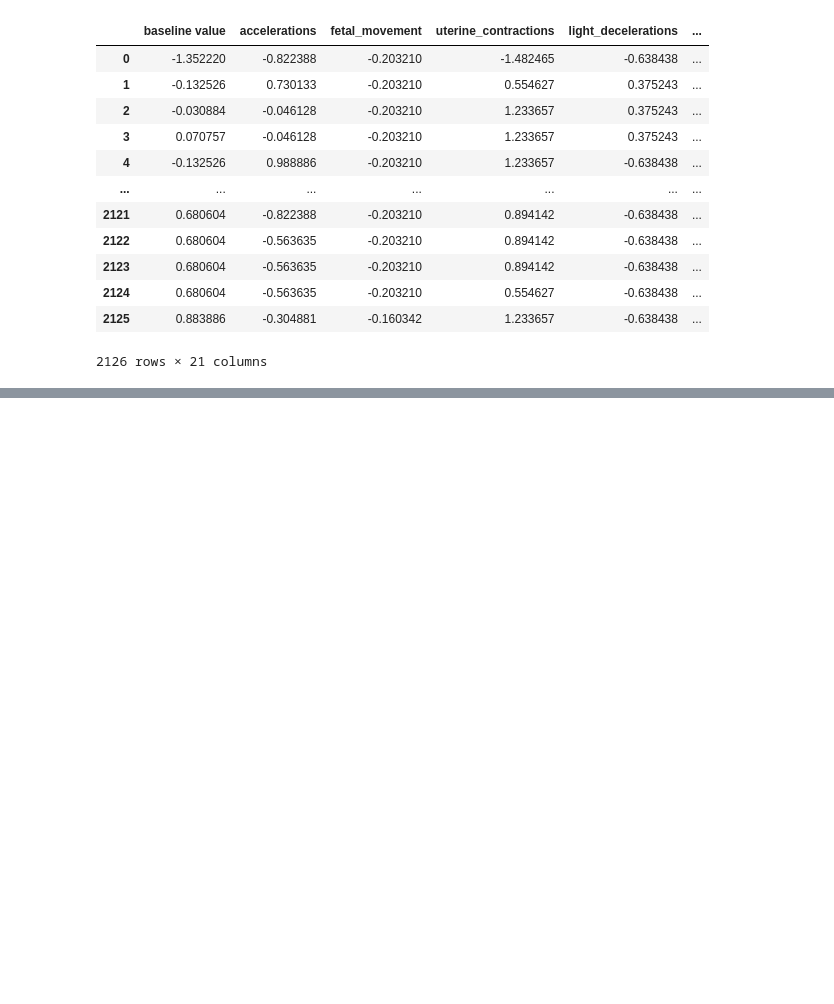
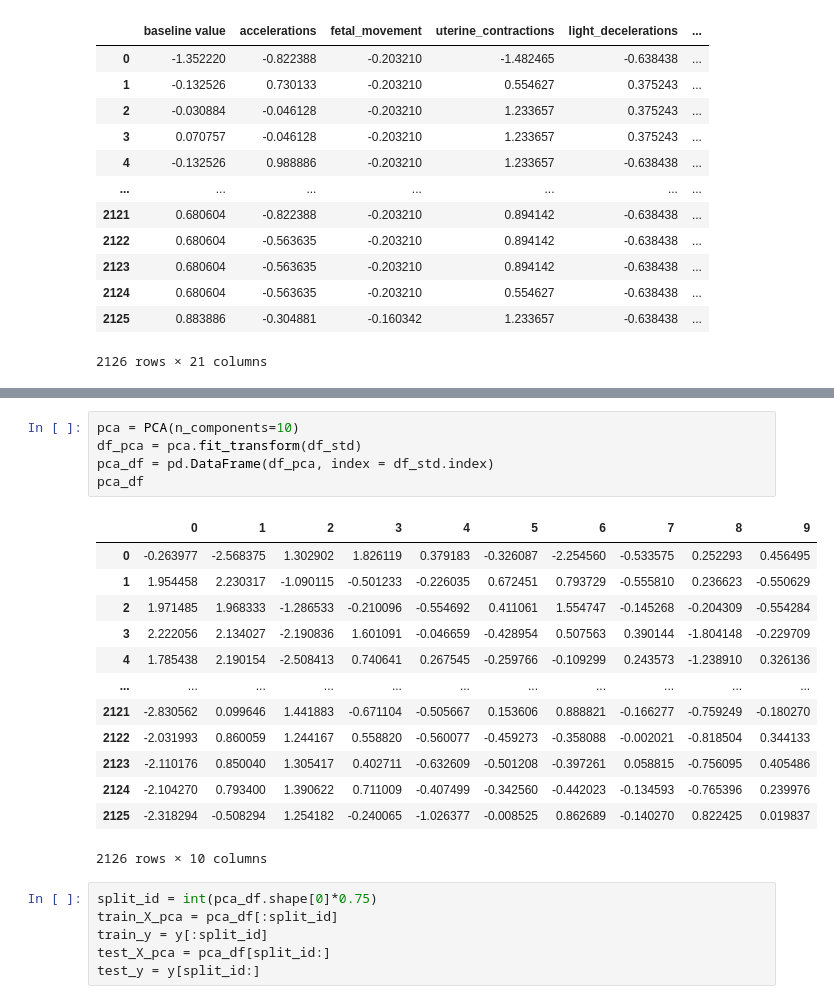
Before and after one commit to magdarogalska/CIS4496_Gitlab, a Jupyter notebook: FetalHealthClass.ipynb, the cells around one changed output, grey strips where cells are left out. Drawn from its saved outputs; the diff is of its cells as text; blank space fills up the shorter version.

```diff
--- a/FetalHealthClass.ipynb
+++ b/FetalHealthClass.ipynb
@@ -112,0 +264,25 @@ rf = RandomForestClassifier(random_state=42)
+# %%
+pca = PCA(n_components=10)
+df_pca = pca.fit_transform(df_std)
+pca_df = pd.DataFrame(df_pca, index = df_std.index)
+pca_df
+# %% [output]
+|  | 0 | 1 | 2 | 3 | 4 | 5 | 6 | 7 | 8 | 9 |
+| 0 | -0.263977 | -2.568375 | 1.302902 | 1.826119 | 0.379183 | -0.326087 | -2.254560 | -0.533575 | 0.252293 | 0.456495 |
+| 1 | 1.954458 | 2.230317 | -1.090115 | -0.501233 | -0.226035 | 0.672451 | 0.793729 | -0.555810 | 0.236623 | -0.550629 |
+| 2 | 1.971485 | 1.968333 | -1.286533 | -0.210096 | -0.554692 | 0.411061 | 1.554747 | -0.145268 | -0.204309 | -0.554284 |
+| 3 | 2.222056 | 2.134027 | -2.190836 | 1.601091 | -0.046659 | -0.428954 | 0.507563 | 0.390144 | -1.804148 | -0.229709 |
+| 4 | 1.785438 | 2.190154 | -2.508413 | 0.740641 | 0.267545 | -0.259766 | -0.109299 | 0.243573 | -1.238910 | 0.326136 |
+| ... | ... | ... | ... | ... | ... | ... | ... | ... | ... | ... |
+| 2121 | -2.830562 | 0.099646 | 1.441883 | -0.671104 | -0.505667 | 0.153606 | 0.888821 | -0.166277 | -0.759249 | -0.180270 |
+| 2122 | -2.031993 | 0.860059 | 1.244167 | 0.558820 | -0.560077 | -0.459273 | -0.358088 | -0.002021 | -0.818504 | 0.344133 |
+| 2123 | -2.110176 | 0.850040 | 1.305417 | 0.402711 | -0.632609 | -0.501208 | -0.397261 | 0.058815 | -0.756095 | 0.405486 |
+| 2124 | -2.104270 | 0.793400 | 1.390622 | 0.711009 | -0.407499 | -0.342560 | -0.442023 | -0.134593 | -0.765396 | 0.239976 |
+| 2125 | -2.318294 | -0.508294 | 1.254182 | -0.240065 | -1.026377 | -0.008525 | 0.862689 | -0.140270 | 0.822425 | 0.019837 |
+2126 rows × 10 columns
+# %%
+split_id = int(pca_df.shape[0]*0.75)
+train_X_pca = pca_df[:split_id]
+train_y = y[:split_id]
+test_X_pca = pca_df[split_id:]
+test_y = y[split_id:]
```
Also changed, not shown: parts of 16 cells of this notebook.
